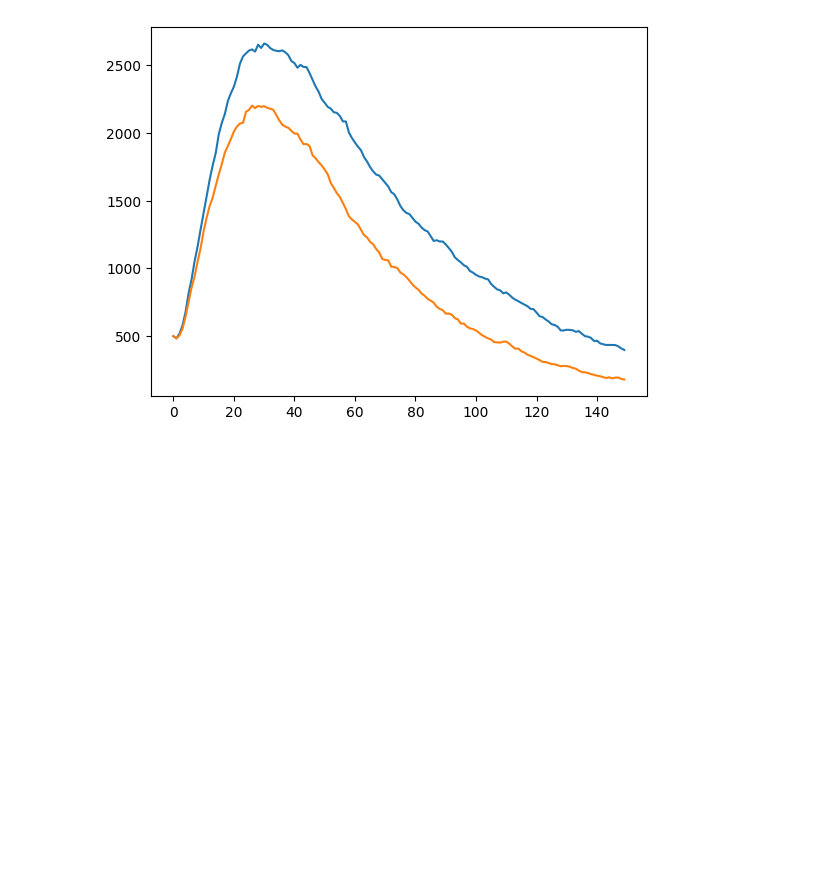
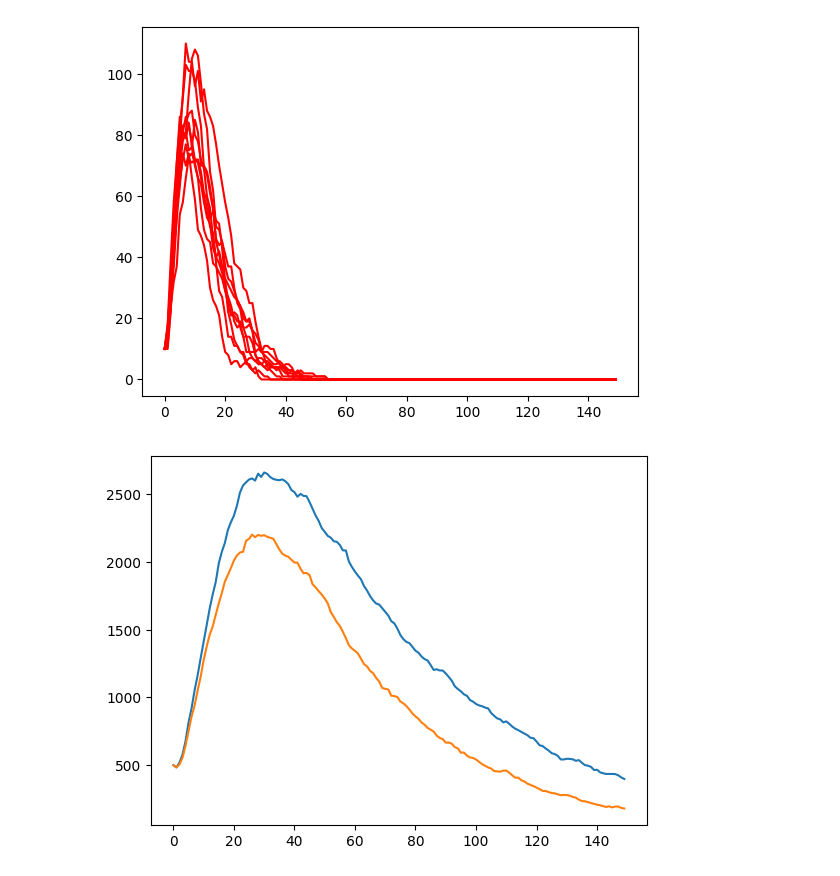
Before and after one commit to Mpkosh/hybrid_surrogate, a Jupyter notebook: notebooks/test.ipynb, the cells around one changed output. Drawn from its saved outputs; the diff is of its cells as text; code cells hidden in the pictures; blank space fills up the shorter version.

```diff
--- a/notebooks/test.ipynb
+++ b/notebooks/test.ipynb
@@ -12,6 +12,25 @@ import EoN
 sys.path.append(os.path.dirname(os.getcwd()))
 from source.model_output import SEIRModelOutput, SEIRParams
 from source.SEIR_network import SEIRNetworkModel
+# %%
+df = pd.read_csv('../data/network_model_all_compartments_dataset_7200.csv', index_col=0)
+# %%
+tmax = 150 # number of simulation days
+# 5 - number of parameters of the network model
+df['incidence'] = df[['incidence_' + str(day_index) for day_index in range(tmax)]].values.tolist()
+df['S'] = df[['S_' + str(day_index) for day_index in range(tmax)]].values.tolist()
+df['E'] = df[['E_' + str(day_index) for day_index in range(tmax)]].values.tolist()
+df['I'] = df[['I_' + str(day_index) for day_index in range(tmax)]].values.tolist()
+df['R'] = df[['R_' + str(day_index) for day_index in range(tmax)]].values.tolist()
+# %%
+num_runs = 10
+for index in range(num_runs):
+    # plt.plot(df[(df['alpha'] == 0.2) & (df['beta'] == 0.1)]['S'][index], color='yellow')
+    # plt.plot(df[(df['alpha'] == 0.2) & (df['beta'] == 0.1)]['E'][index], color='orange')
+    plt.plot(df[(df['alpha'] == 0.2) & (df['beta'] == 0.1)]['I'][index], color='red')
+    # plt.plot(df[(df['alpha'] == 0.2) & (df['beta'] == 0.1)]['R'][index], color='green')
+# %% [output]
+[figure, added]
 # %%
 # class SEIRNetworkModel():
 #     def __init__(self, population: int):
```
Also changed, not shown: 2 other files.
